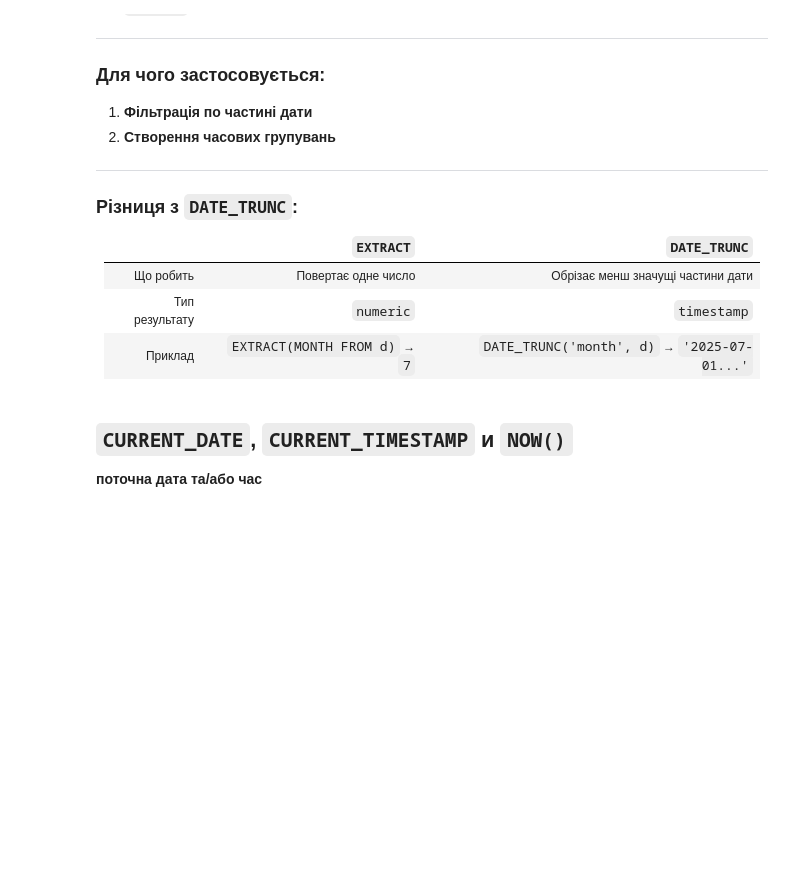
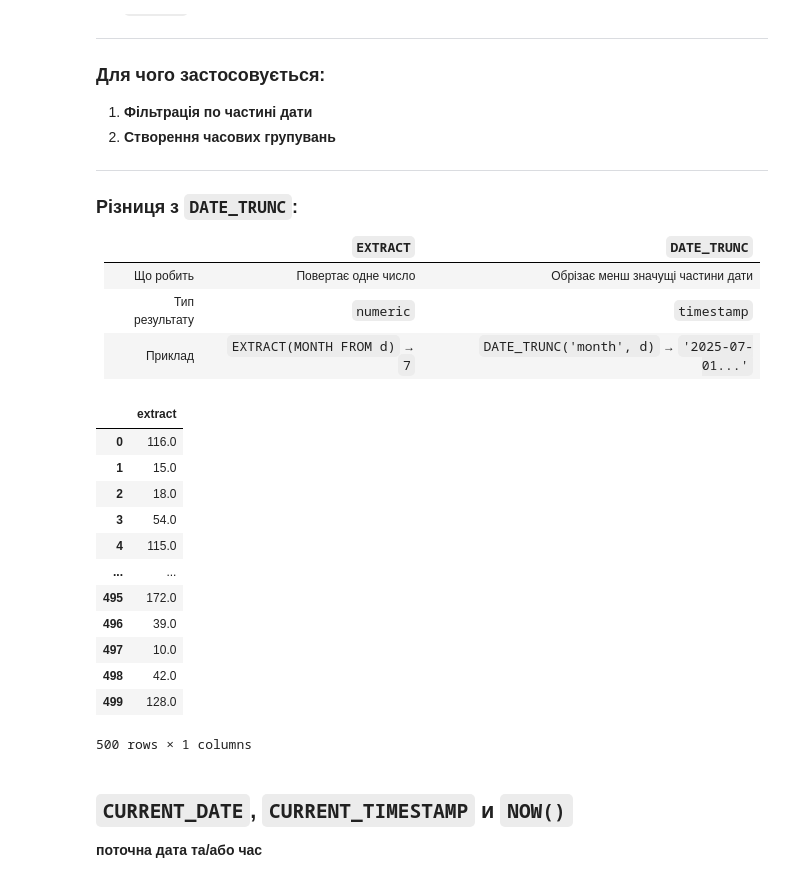
Before and after one commit to cpython-projects/python_da_17_03_26, a Jupyter notebook: lesson_25.ipynb, the cells around one changed output. Cells and saved outputs as stored; diff of their text form; code cells hidden in the pictures; blank space fills up the shorter version.

```diff
--- a/lesson_25.ipynb
+++ b/lesson_25.ipynb
@@ -77,6 +115,28 @@ EXTRACT(одиниця_часу FROM дата_або_час)
 | Що робить      | Повертає одне число           | Обрізає менш значущі частини дати            |
 | Тип результату | `numeric`                     | `timestamp`                                  |
 | Приклад        | `EXTRACT(MONTH FROM d)` → `7` | `DATE_TRUNC('month', d)` → `'2025-07-01...'` |
+# %%
+query = """
+SELECT EXTRACT(doy FROM first_seen)
+FROM app_sessions;
+"""
+
+df = pd.read_sql(query, engine)
+df
+# %% [output]
+|  | extract |
+| 0 | 116.0 |
+| 1 | 15.0 |
+| 2 | 18.0 |
+| 3 | 54.0 |
+| 4 | 115.0 |
+| ... | ... |
+| 495 | 172.0 |
+| 496 | 39.0 |
+| 497 | 10.0 |
+| 498 | 42.0 |
+| 499 | 128.0 |
+500 rows × 1 columns
 # %% [markdown]
 ## `CURRENT_DATE`, `CURRENT_TIMESTAMP` и `NOW()`
 **поточна дата та/або час**
```
Also changed, not shown: parts of 4 cells of this notebook.
